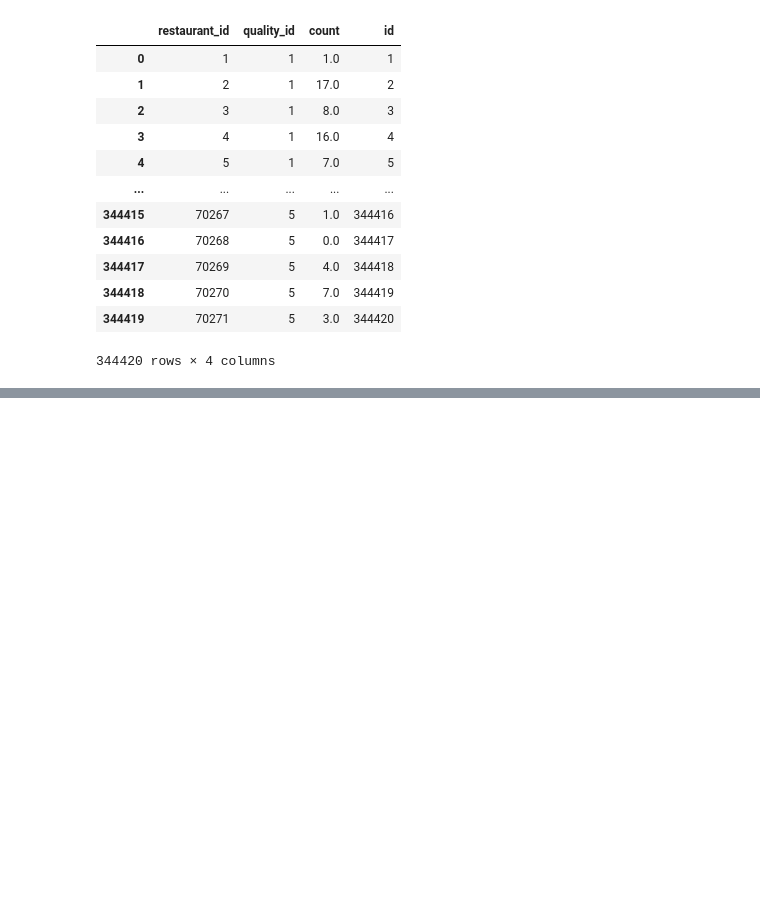
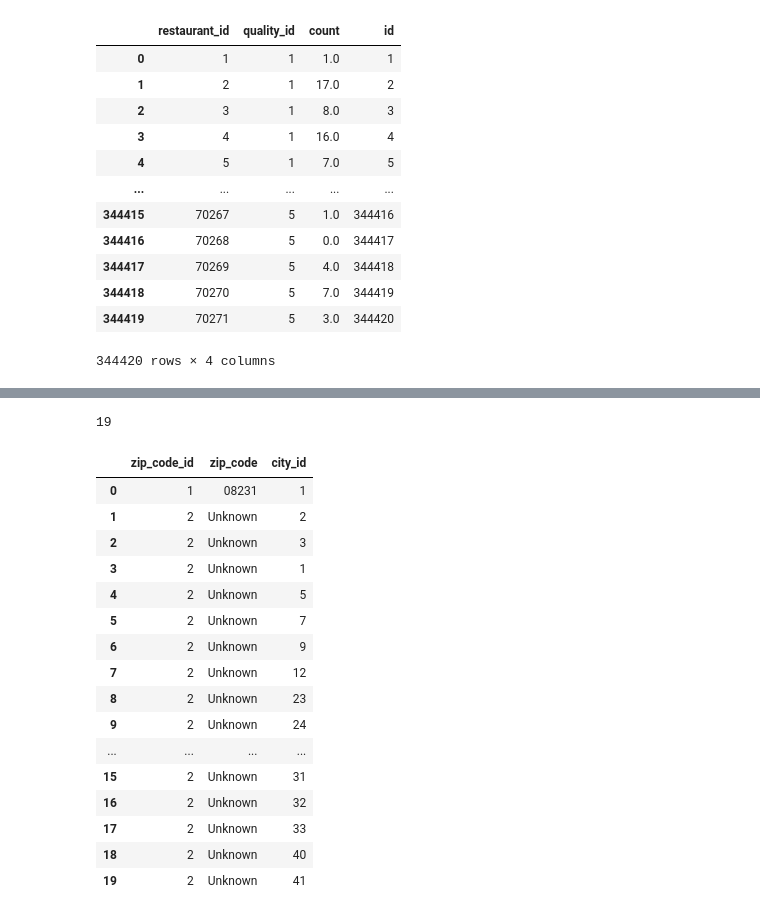
Before and after one commit to AlexMateu21/Final-Project, a Jupyter notebook: notebooks/EDA.ipynb, the cells around one changed output, grey strips where cells are left out. Cells and saved outputs as stored; diff of their text form; code cells hidden in the pictures; blank space fills up the shorter version.

```diff
--- a/notebooks/EDA.ipynb
+++ b/notebooks/EDA.ipynb
@@ -1932,0 +1996,39 @@ restaurants_df.to_csv(config["output_data"]["file_12"], index=False, encoding='u
+# %%
+price_level_df.to_sql("price_level", con=engine, if_exists="append", index=False)
+cuisines_df.to_sql("cuisines", con=engine, if_exists="append", index=False)
+quality_df.to_sql("quality", con=engine, if_exists="append", index=False)
+country_df.to_sql("country", con=engine, if_exists="append", index=False)
+
+region_df.to_sql("region", con=engine, if_exists="append", index=False)
+#province_df.to_sql("province", con=engine, if_exists="append", index=False)
+#cities_df.to_sql("city", con=engine, if_exists="append", index=False)
+#zip_code_df.to_sql("zipcode", con=engine, if_exists="append", index=False)
+#address_df.to_sql("address", con=engine, if_exists="append", index=False)
+
+
+
+#restaurants_df.to_sql("restaurants", con=engine, if_exists="append", index=False)
+#restaurant_cuisines_df.to_sql("restaurants_cuisines", con=engine, if_exists="append", index=False)
+#ratings_df.to_sql("restaurant_quality", con=engine, if_exists="append", index=False)
+# %% [output]
+19
+# %%
+zip_code_df.head(20)
+# %% [output]
+|  | zip_code_id | zip_code | city_id |
+| 0 | 1 | 08231 | 1 |
+| 1 | 2 | Unknown | 2 |
+| 2 | 2 | Unknown | 3 |
+| 3 | 2 | Unknown | 1 |
+| 4 | 2 | Unknown | 5 |
+| 5 | 2 | Unknown | 7 |
+| 6 | 2 | Unknown | 9 |
+| 7 | 2 | Unknown | 12 |
+| 8 | 2 | Unknown | 23 |
+| 9 | 2 | Unknown | 24 |
+| ... | ... | ... | ... |
+| 15 | 2 | Unknown | 31 |
+| 16 | 2 | Unknown | 32 |
+| 17 | 2 | Unknown | 33 |
+| 18 | 2 | Unknown | 40 |
+| 19 | 2 | Unknown | 41 |
```
Also changed, not shown: parts of 29 cells of this notebook.
